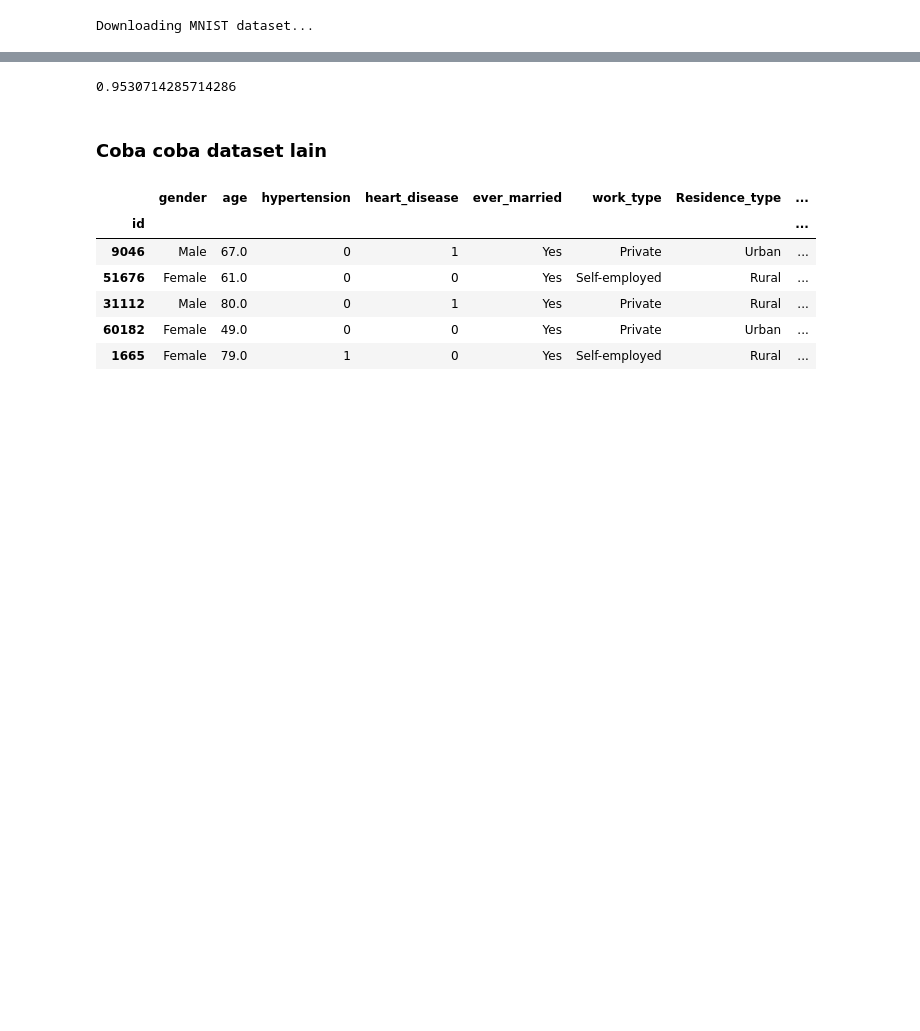
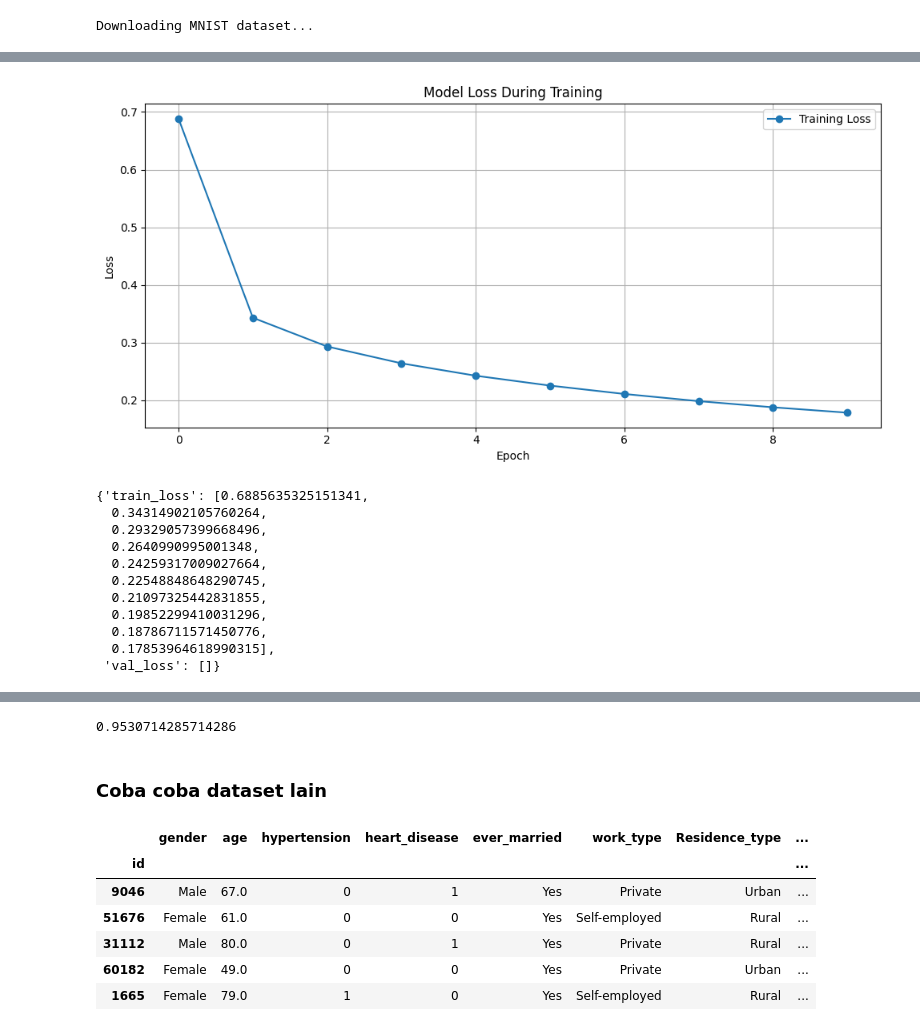
Before and after one commit to AlthariqFairuz/Tubes-1-ML, a Jupyter notebook: src/notebook.ipynb, the cells around one changed output, grey strips where cells are left out. Drawn from its saved outputs; the diff is of its cells as text; code cells hidden in the pictures; blank space fills up the shorter version.

Commit message:
feat: add loss visualization

```diff
--- a/src/notebook.ipynb
+++ b/src/notebook.ipynb
@@ -75,3 +75,18 @@ Custom FFNN training time: 10.23 seconds
+# %%
+ffnn_model.plot_loss(ffnn_history)
+# %% [output]
+[figure, added]
+{'train_loss': [0.6885635325151341,
+  0.34314902105760264,
+  0.29329057399668496,
+  0.2640990995001348,
+  0.24259317009027664,
+  0.22548848648290745,
+  0.21097325442831855,
+  0.19852299410031296,
+  0.18786711571450776,
+  0.17853964618990315],
+ 'val_loss': []}
 # %%
 ffnn_predictions = ffnn_model.predict(X_test)
 ffnn_pred_classes = np.argmax(ffnn_predictions, axis=1)
```
Also changed, not shown: parts of 4 cells of this notebook, 1 other file.
